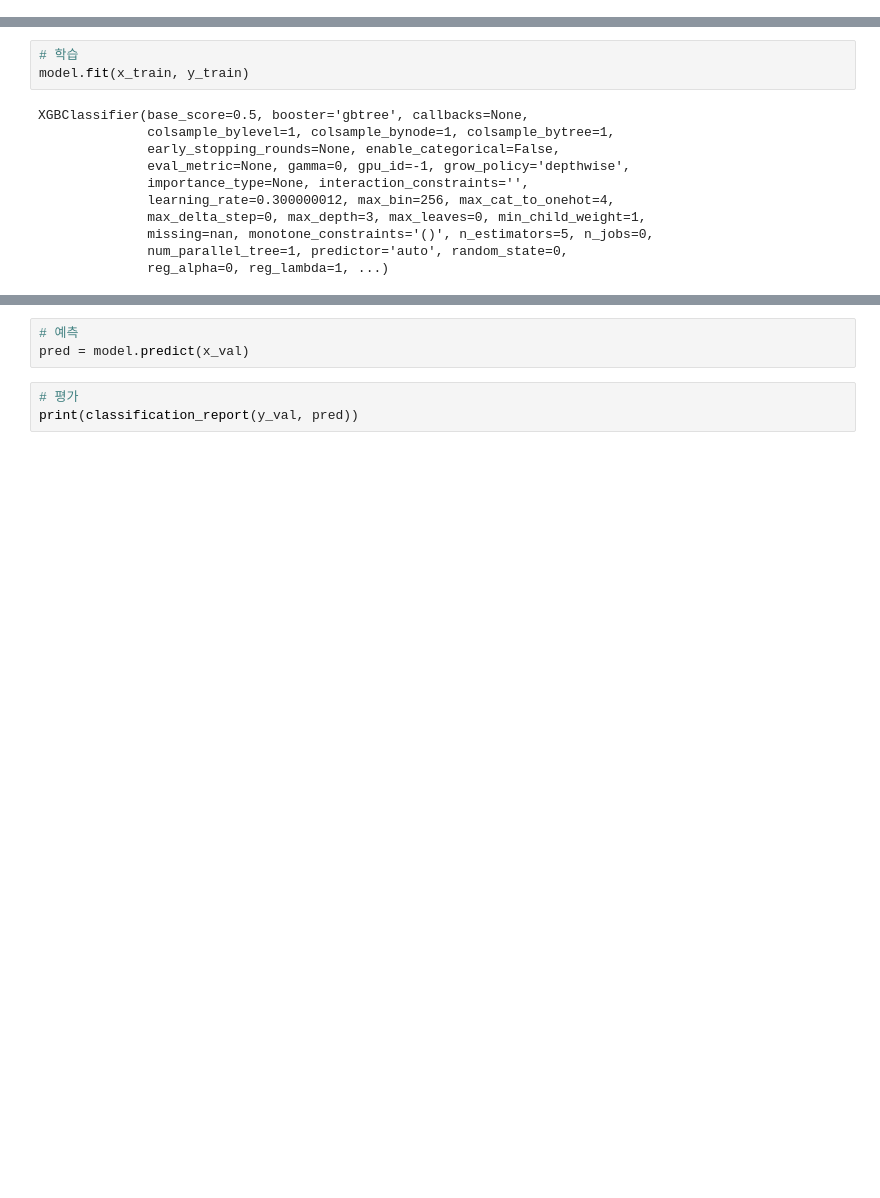
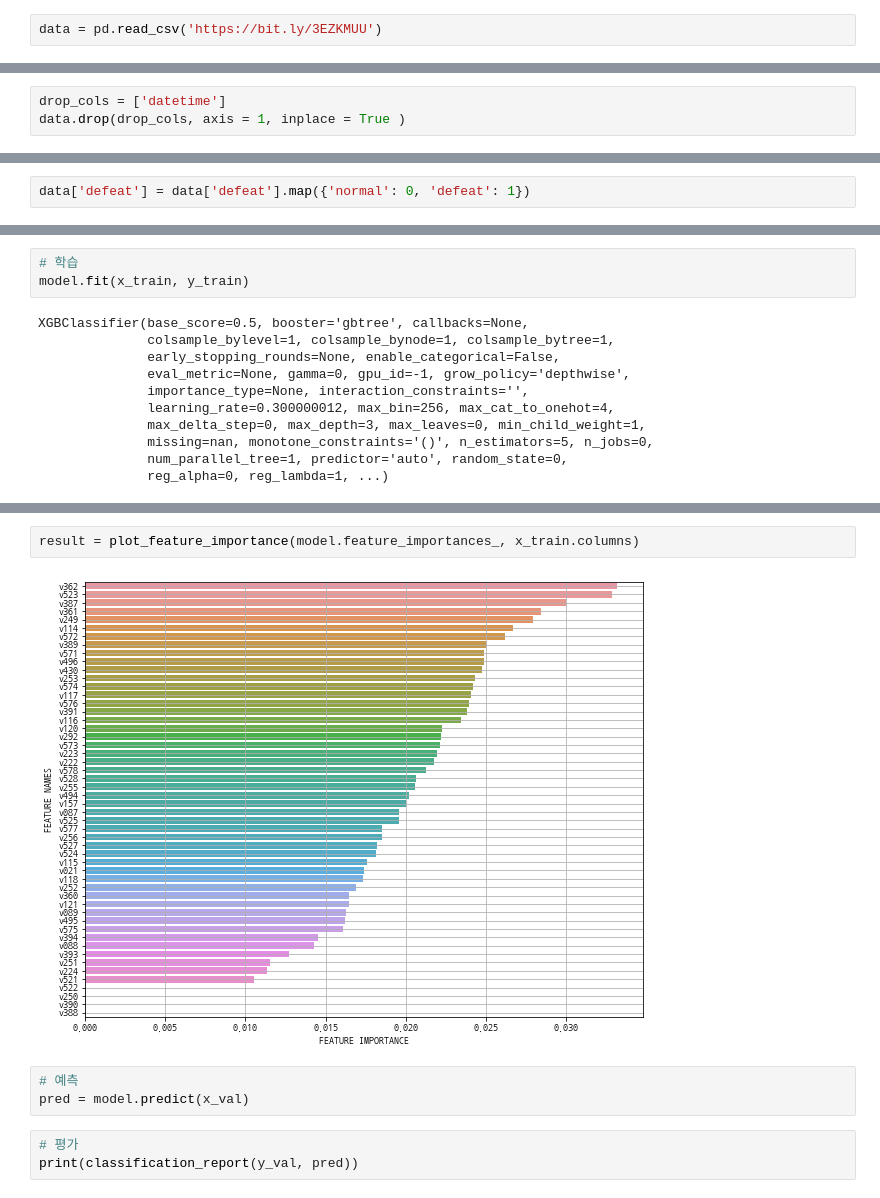
Before and after one commit to W00SUNGLEE/aivle, a Jupyter notebook: 8. 머신러닝/13과 Boosting.ipynb, the cells around one changed output, grey strips where cells are left out. Saved outputs shown, nothing was run; the diff lists cells and outputs as text; blank space fills up the shorter version.

```diff
--- a/8. 머신러닝/13과 Boosting.ipynb
+++ b/8. 머신러닝/13과 Boosting.ipynb
@@ -52,3 +52,5 @@ data.head()
 | 15116 | 15117 | 1 | 142308 | 0 | 79 | 306426 | 497 | 1 | ... |
 | 12733 | 12734 | 1 | 113385 | 0 | 0 | 333599 | 819 | 1 | ... |
 | 14032 | 14033 | 1 | 90348 | 209 | 10 | 637286 | 360 | 26 | ... |
+# %%
+data = pd.read_csv('https://bit.ly/3EZKMUU')
@@ -54,0 +67,3 @@ data.head()
+# %%
+drop_cols = ['datetime']
+data.drop(drop_cols, axis = 1, inplace = True )
@@ -54,0 +80,2 @@ data.head()
+# %%
+data['defeat'] = data['defeat'].map({'normal': 0, 'defeat': 1})
@@ -98,3 +177,7 @@ XGBClassifier(base_score=0.5, booster='gbtree', callbacks=None,
+# %%
+result = plot_feature_importance(model.feature_importances_, x_train.columns)
+# %% [output]
+[figure, added]
 # %%
 # 예측
 pred = model.predict(x_val)
```
Also changed, not shown: parts of 8 cells of this notebook, 5 other files.
